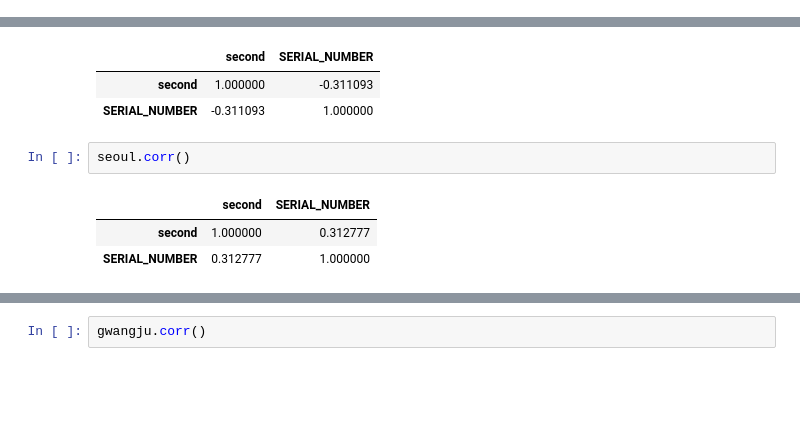
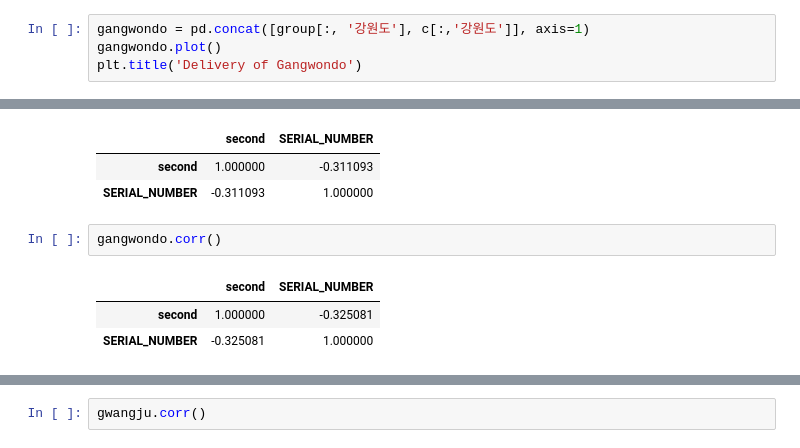
Before and after one commit to Pyeonseohee/Deeplearning, a Jupyter notebook: DataScience_Post_Covid19_2.ipynb, the cells around one changed output, grey strips where cells are left out. Cells and saved outputs as stored; diff of their text form; blank space fills up the shorter version.

```diff
--- a/DataScience_Post_Covid19_2.ipynb
+++ b/DataScience_Post_Covid19_2.ipynb
@@ -381,0 +349,4 @@ gyeonggido.plot()
+# %%
+gangwondo = pd.concat([group[:, '강원도'], c[:,'강원도']], axis=1)
+gangwondo.plot()
+plt.title('Delivery of Gangwondo')
@@ -392,8 +402,8 @@ incheon.corr()
 | second | 1.000000 | -0.311093 |
 | SERIAL_NUMBER | -0.311093 | 1.000000 |
 # %%
-seoul.corr()
+gangwondo.corr()
 # %% [output]
 |  | second | SERIAL_NUMBER |
-| second | 1.000000 | 0.312777 |
-| SERIAL_NUMBER | 0.312777 | 1.000000 |
+| second | 1.000000 | -0.325081 |
+| SERIAL_NUMBER | -0.325081 | 1.000000 |
```
Also changed, not shown: parts of 64 cells of this notebook.
